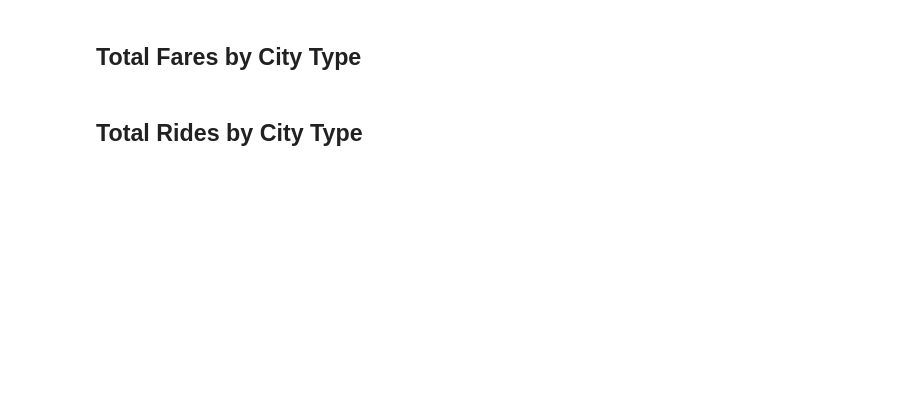
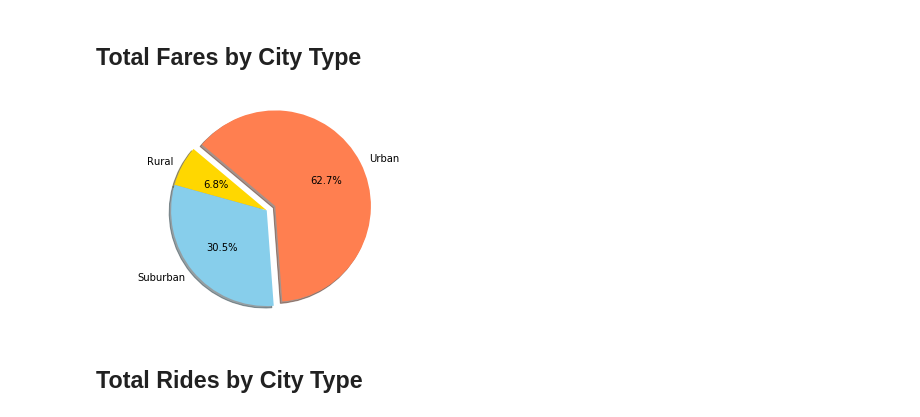
Before and after one commit to RickCavalla/matplotlib-challenge, a Jupyter notebook: Pyber/pyber_starter.ipynb, the cells around one changed output. Cells and saved outputs as stored; diff of their text form; code cells hidden in the pictures; blank space fills up the shorter version.

```diff
--- a/Pyber/pyber_starter.ipynb
+++ b/Pyber/pyber_starter.ipynb
@@ -7,6 +7,8 @@ import pandas as pd
 import numpy as np
 import os
 from pprint import pprint
+
+color_dict = {"Urban": "coral", "Suburban": "skyblue", "Rural": "gold"}
 # %%
 # function to build summary dataframe by city type
 def build_merged_df(type_df):
@@ -119,3 +117,33 @@ plt.show()
+# %%
+# Calculate Type Percents
+type_fares_df = pyber_df[["type", "fare"]]
+type_fares_df
+
+type_fares_group = type_fares_df.groupby(["type"])
+type_fares_total_df = pd.DataFrame(type_fares_group.sum()["fare"])
+type_fares_total_df = type_fares_total_df.rename(columns={"fare": "Total Fares"})
+type_fares_total_df = type_fares_total_df.reset_index()
+
+plot_types = type_fares_total_df["type"].tolist()
+plot_values = type_fares_total_df["Total Fares"].tolist()
+
+plot_colors = []
+for city_type in plot_types:
+    plot_colors.append(color_dict.get(city_type))
+
+explode = (0,0,0.1)
+type_fares_total_df
+
+# Build Pie Chart
+plt.pie(plot_values, explode=explode, labels=plot_types, colors=plot_colors,
+       autopct="%1.1f%%", shadow=True, startangle=140)
+plt.axis("equal")
+# Save Figure
+
+save_fare = os.path.join("images", "Fare_Pie_Chart")
+plt.savefig(save_fare)
+# %% [output]
+[figure, added]
 # %%
 # Show Figure
 plt.show()
```
Also changed, not shown: parts of 8 cells of this notebook, 4 other files.
